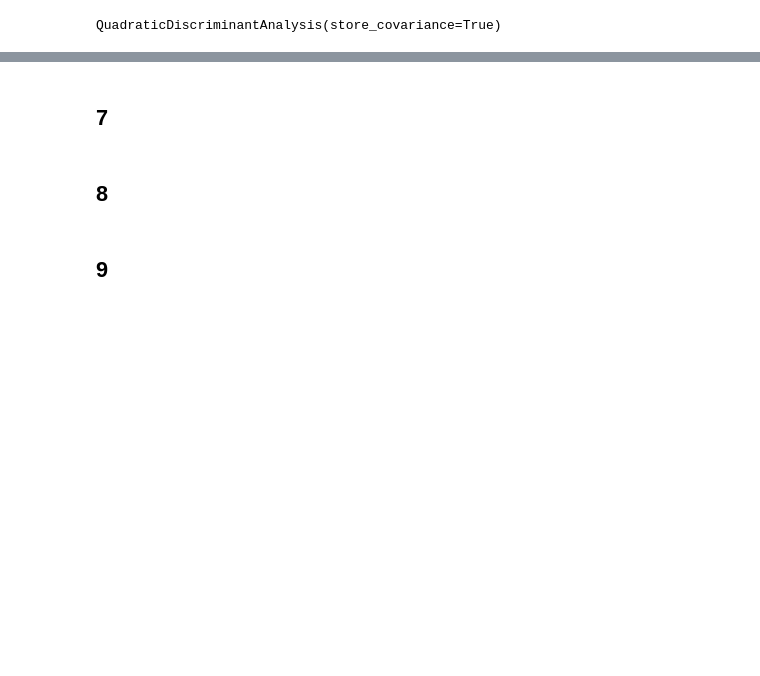
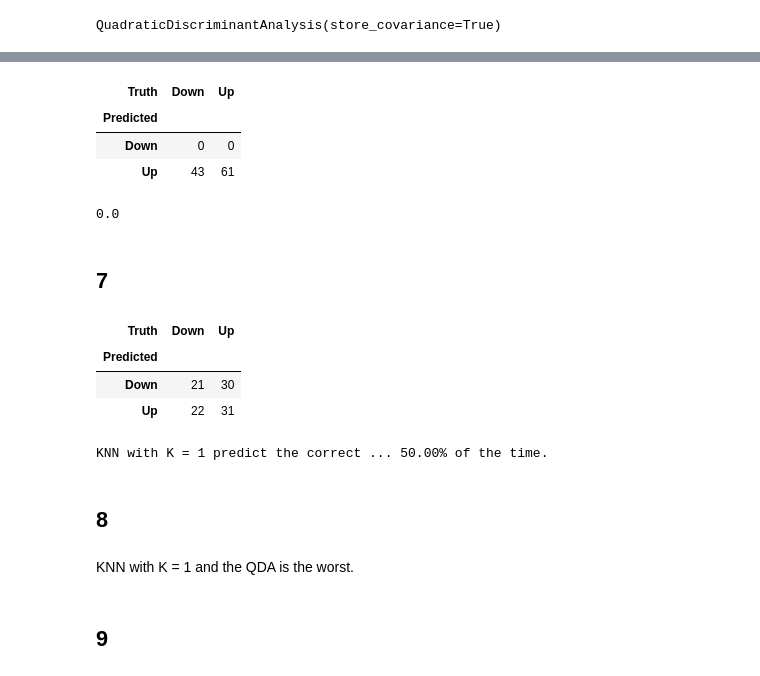
Before and after one commit to Daniel-Sinkin/statlearning, a Jupyter notebook: Exercises/04/04_13.ipynb, the cells around one changed output, grey strips where cells are left out. Saved outputs shown, nothing was run; the diff lists cells and outputs as text; code cells hidden in the pictures; blank space fills up the shorter version.

```diff
--- a/Exercises/04/04_13.ipynb
+++ b/Exercises/04/04_13.ipynb
@@ -210,3 +230,6 @@ X_train = X_train[["intercept", "Lag2"]]
+# %%
+X_test = test[["Lag2"]].copy()
+X_train = train[["Lag2"]].copy()
 # %%
 import sklearn.discriminant_analysis
 
@@ -230,2 +272,14 @@ array(['Up', 'Up', 'Up', 'Up', 'Up', 'Up', 'Up', 'Up', 'Up', 'Up', 'Up',
+# %%
+ct = ISLP.confusion_table(qda.predict(X_test), test.Direction)
+ct
+# %% [output]
+| Truth | Down | Up |
+| Predicted |  |  |
+| Down | 0 | 0 |
+| Up | 43 | 61 |
+# %%
+len([1 for x in qda.predict_proba(X_test) if x[1] <= 0.5]) / len(qda.predict_proba(X_test))
+# %% [output]
+0.0
 # %% [markdown]
 ## 7
@@ -232,4 +300,23 @@ array(['Up', 'Up', 'Up', 'Up', 'Up', 'Up', 'Up', 'Up', 'Up', 'Up', 'Up',
+# %%
+knn1 = sklearn.neighbors.KNeighborsClassifier(n_neighbors=1)
+X_train, X_test = [np.asarray(X) for X in [X_train, X_test]]
+knn1.fit(X_train, train.Direction)
+knn1_pred = knn1.predict(X_test)
+ct_knn1 = ISLP.confusion_table(knn1_pred, test.Direction)
+ct_knn1
+# %% [output]
+| Truth | Down | Up |
+| Predicted |  |  |
+| Down | 21 | 30 |
+| Up | 22 | 31 |
+# %%
+pct_correct = (ct_knn1["Down"]["Down"] + ct_knn1["Up"]["Up"]) / (ct_knn1.sum().sum())
+print(f"KNN with K = 1 predict the correct ... {pct_correct*100:.2f}% of the time.")
+# %% [output]
+KNN with K = 1 predict the correct ... 50.00% of the time.
 # %% [markdown]
 ## 8
+# %% [markdown]
+KNN with K = 1 and the QDA is the worst.
 # %% [markdown]
 ## 9
```
Also changed, not shown: parts of 20 cells of this notebook, 3 other files.
